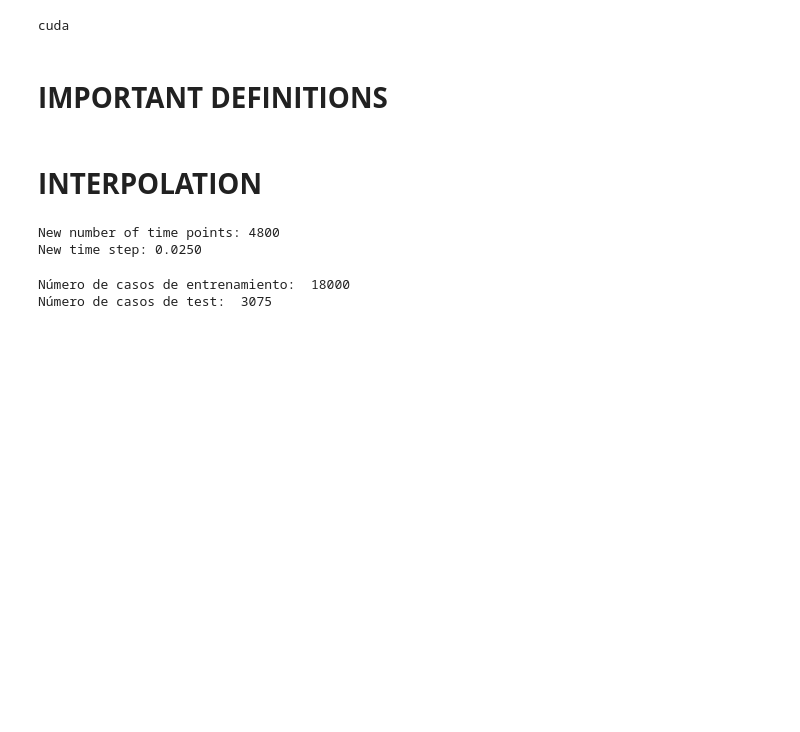
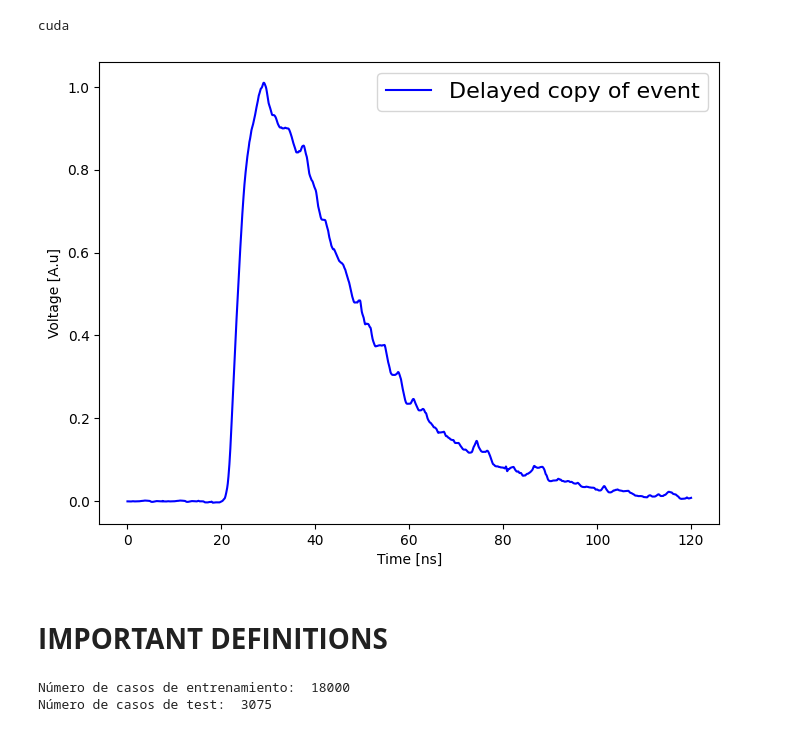
Before and after one commit to wjosefw/MLTiming, a Jupyter notebook: Quickstart_MLTiming.ipynb, the cells around one changed output. Drawn from its saved outputs; the diff is of its cells as text; code cells hidden in the pictures; blank space fills up the shorter version.

```diff
--- a/Quickstart_MLTiming.ipynb
+++ b/Quickstart_MLTiming.ipynb
@@ -25,9 +22,24 @@ from Models import MLP_Torch, train_loop_MLP
 # Load data
 dir = '/home/josea/DEEP_TIMING/DEEP_TIMING_VS/Na22_filtered_data/'
 
-train_data = np.load(os.path.join(dir,'Na22_train.npz'))['data']
-val_data = np.load(os.path.join(dir, 'Na22_val.npz'))['data']
-test_data = np.load(os.path.join(dir, 'Na22_test_val.npz'))['data']
+train_data = np.load(os.path.join(dir,'Na22_train_interpolated.npz'))['data']
+val_data = np.load(os.path.join(dir, 'Na22_val_interpolated.npz'))['data']
+test_data = np.load(os.path.join(dir, 'Na22_test_val_interpolated.npz'))['data']
+# %%
+time_step = 0.025
+rolled_pulse = np.roll(train_data[0,:,0],300)
+rolled_pulse[:300] = train_data[0,:300,0]
+time = np.linspace(0,train_data.shape[1]*time_step, train_data.shape[1])
+
+plt.figure(figsize=(8,6))
+#plt.plot(time, new_data[0,:,0], 'r', label = 'Original event')
+plt.plot(time, rolled_pulse, 'b-', label = 'Delayed copy of event')
+plt.legend(prop={'size': 16})
+plt.xlabel('Time [ns]')
+plt.ylabel('Voltage [A.u]')
+plt.savefig('/home/josea/delayed_pulse.png', dpi = 600)
+# %% [output]
+[figure, added]
 # %% [markdown]
 # **IMPORTANT DEFINITIONS**
 # %%
@@ -46,25 +56,2 @@ Num_Neurons = 64
-# %% [markdown]
-# **INTERPOLATION**
-# %%
-new_train, new_time_step =  interpolate_pulses(train_data, EXTRASAMPLING = EXTRASAMPLING, time_step = 0.2)
-new_val, new_time_step =  interpolate_pulses(val_data, EXTRASAMPLING = EXTRASAMPLING, time_step = 0.2)
-new_test, new_time_step =  interpolate_pulses(test_data, EXTRASAMPLING = EXTRASAMPLING, time_step = 0.2)
-
-# Align the pulses
-align_steps = 20
-
-new_train[:,:,1] = np.roll(new_train[:,:,1], align_steps)
-new_val[:,:,1] = np.roll(new_val[:,:,1], align_steps)
-new_test[:,:,1] = np.roll(new_test[:,:,1], align_steps)
-
-new_train[:,:align_steps,1] = np.random.normal(scale = 1e-6, size = align_steps)
-new_val[:,:align_steps,1] = np.random.normal(scale = 1e-6, size = align_steps)
-new_test[:,:align_steps,1] = np.random.normal(scale = 1e-6, size = align_steps)
-
-print('New number of time points: %.d' % (new_train.shape[1]))
-print('New time step: %.4f' % (new_time_step))
-# %% [output]
-New number of time points: 4800
-New time step: 0.0250
 # %%
 # Crop Waveform
```
Also changed, not shown: parts of 30 cells of this notebook.
